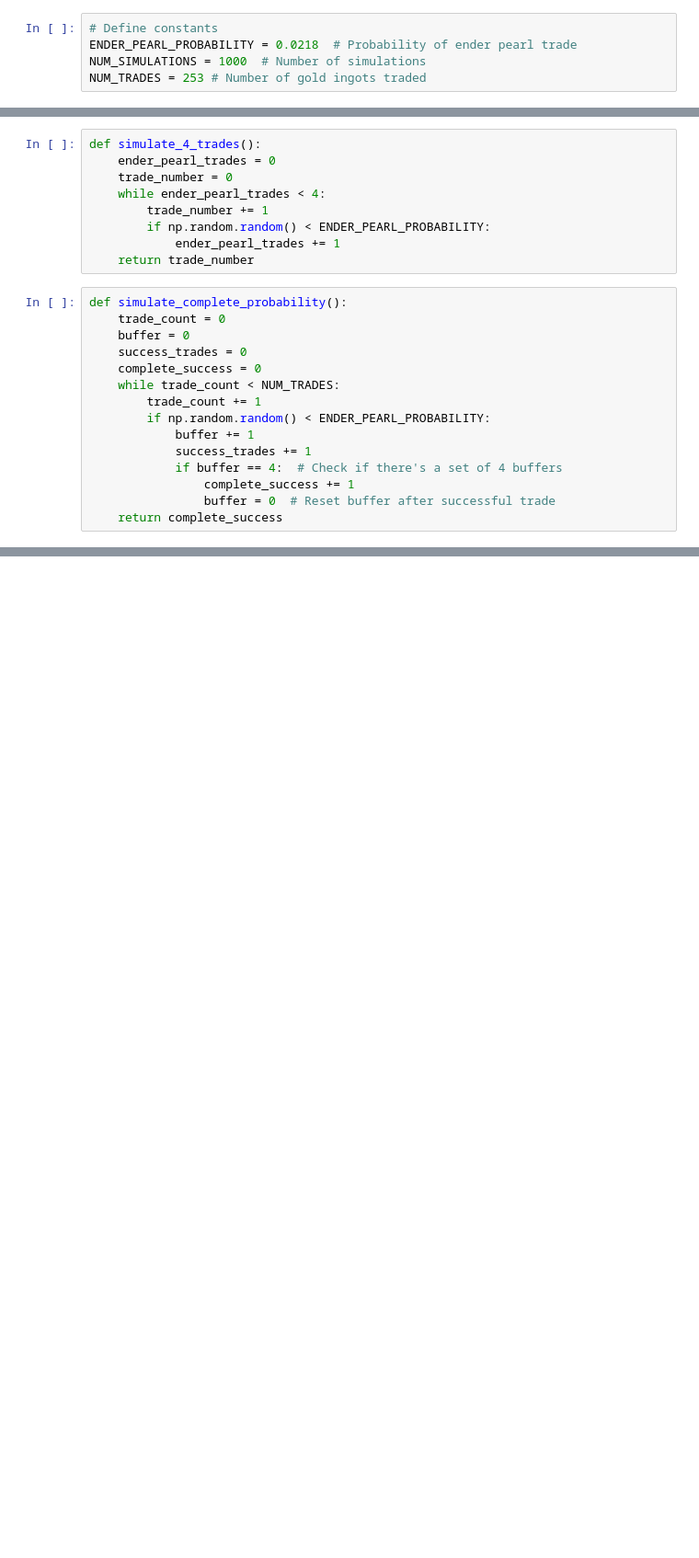
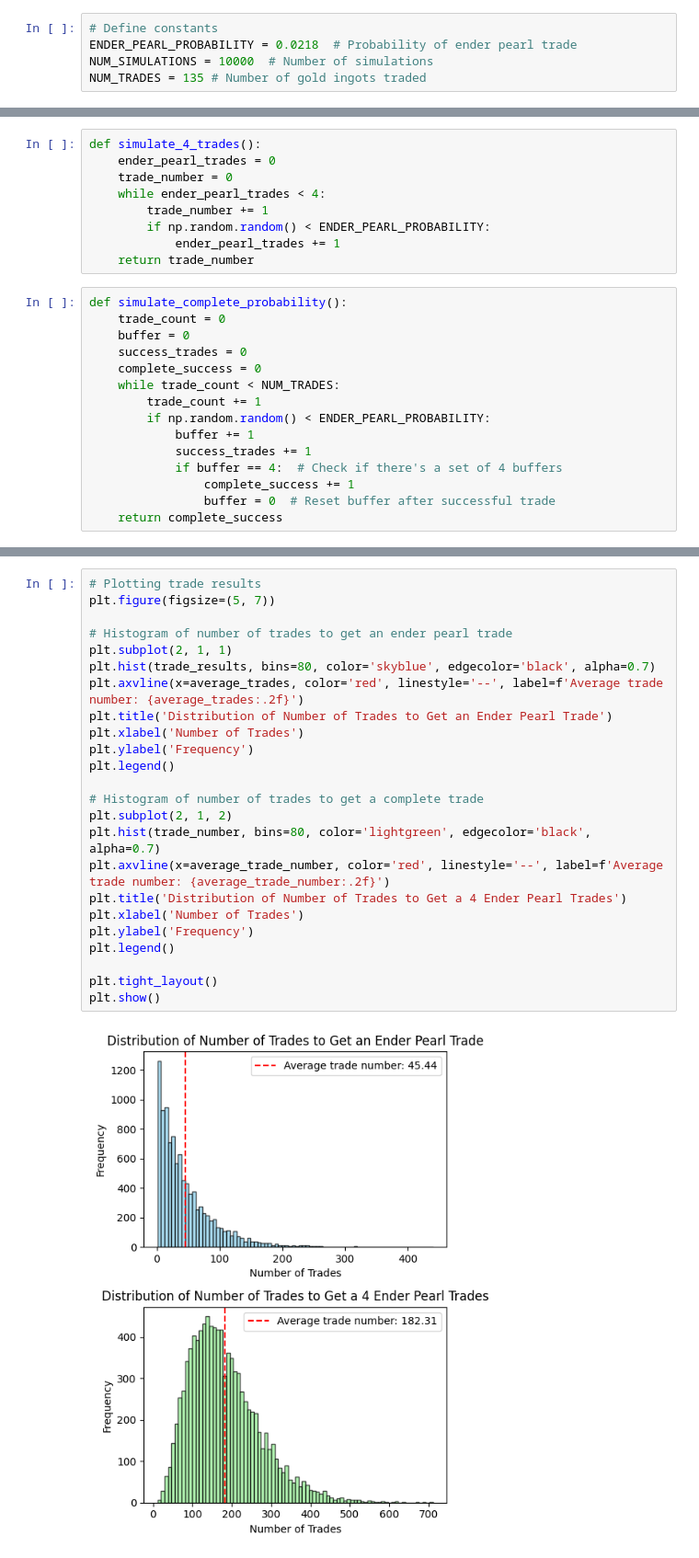
Before and after one commit to nasviil/ender-pearl-trading, a Jupyter notebook: EnderPearlMCS.ipynb, the cells around one changed output, grey strips where cells are left out. Shown: that part at 92% size. Cells and saved outputs as stored; diff of their text form; blank space fills up the shorter version.

Commit message:
removed redundant functions; removed unimportant print functions; added graph for visualization

```diff
--- a/EnderPearlMCS.ipynb
+++ b/EnderPearlMCS.ipynb
@@ -7,8 +6,8 @@ import numpy as np
 # %%
 # Define constants
 ENDER_PEARL_PROBABILITY = 0.0218  # Probability of ender pearl trade
-NUM_SIMULATIONS = 1000  # Number of simulations
-NUM_TRADES = 253 # Number of gold ingots traded
+NUM_SIMULATIONS = 10000  # Number of simulations
+NUM_TRADES = 135 # Number of gold ingots traded
 # %%
 def simulate_trades():
     ender_pearl_trades = 0
@@ -80,0 +64,26 @@ Probability of a complete trade: 0.00400395256916996
+# %%
+# Plotting trade results
+plt.figure(figsize=(5, 7))
+
+# Histogram of number of trades to get an ender pearl trade
+plt.subplot(2, 1, 1)
+plt.hist(trade_results, bins=80, color='skyblue', edgecolor='black', alpha=0.7)
+plt.axvline(x=average_trades, color='red', linestyle='--', label=f'Average trade number: {average_trades:.2f}')
+plt.title('Distribution of Number of Trades to Get an Ender Pearl Trade')
+plt.xlabel('Number of Trades')
+plt.ylabel('Frequency')
+plt.legend()
+
+# Histogram of number of trades to get a complete trade
+plt.subplot(2, 1, 2)
+plt.hist(trade_number, bins=80, color='lightgreen', edgecolor='black', alpha=0.7)
+plt.axvline(x=average_trade_number, color='red', linestyle='--', label=f'Average trade number: {average_trade_number:.2f}')
+plt.title('Distribution of Number of Trades to Get a 4 Ender Pearl Trades')
+plt.xlabel('Number of Trades')
+plt.ylabel('Frequency')
+plt.legend()
+
+plt.tight_layout()
+plt.show()
+# %% [output]
+[figure, added]
```
Also changed, not shown: parts of 6 cells of this notebook.
